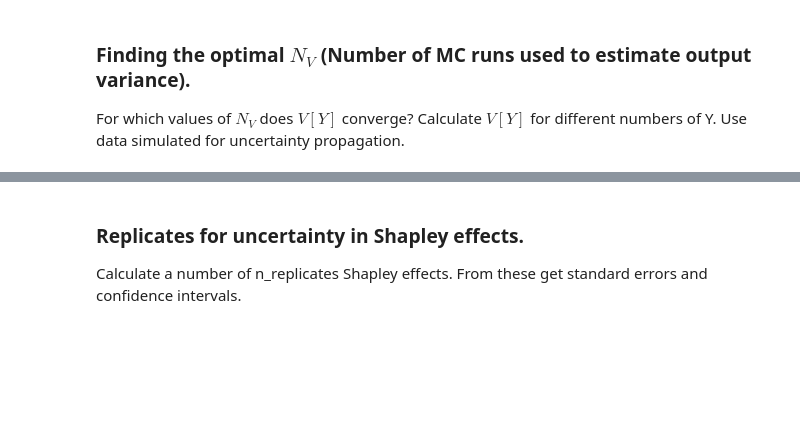
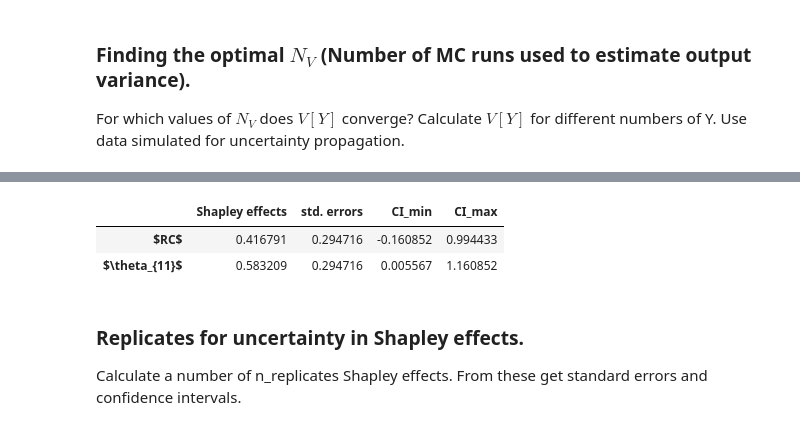
Before and after one commit to bhmueller/thesis, a Jupyter notebook: thesis_project.ipynb, the cells around one changed output, grey strips where cells are left out. Cells and saved outputs as stored; diff of their text form; code cells hidden in the pictures; blank space fills up the shorter version.

```diff
--- a/thesis_project.ipynb
+++ b/thesis_project.ipynb
@@ -190,0 +205,10 @@ ax.axhline(y=np.mean(output_variances), xmin=0, xmax=n_output_variances, color='
+# %%
+%%time
+
+n_variance = 100
+n_outer = 100
+n_inner = 3
+output_variance = np.var(implied_demand)
+
+exact_shapley = get_shapley(model_shapley, x_all_partial, x_cond_partial, n_perms, n_inputs, n_variance, n_outer, n_inner, n_cores, output_variance)
+exact_shapley.rename(index={'X1': '$RC$', 'X2': '$\theta_{11}$'}, inplace=True)
@@ -191,3 +217,9 @@ ax.axhline(y=np.mean(output_variances), xmin=0, xmax=n_output_variances, color='
+# %%
+exact_shapley
+# %% [output]
+|  | Shapley effects | std. errors | CI_min | CI_max |
+| $RC$ | 0.416791 | 0.294716 | -0.160852 | 0.994433 |
+| $\theta_{11}$ | 0.583209 | 0.294716 | 0.005567 | 1.160852 |
 # %% [markdown]
 ### Replicates for uncertainty in Shapley effects.
 Calculate a number of n_replicates Shapley effects. From these get standard errors and confidence intervals.
```
Also changed, not shown: parts of 12 cells of this notebook.
